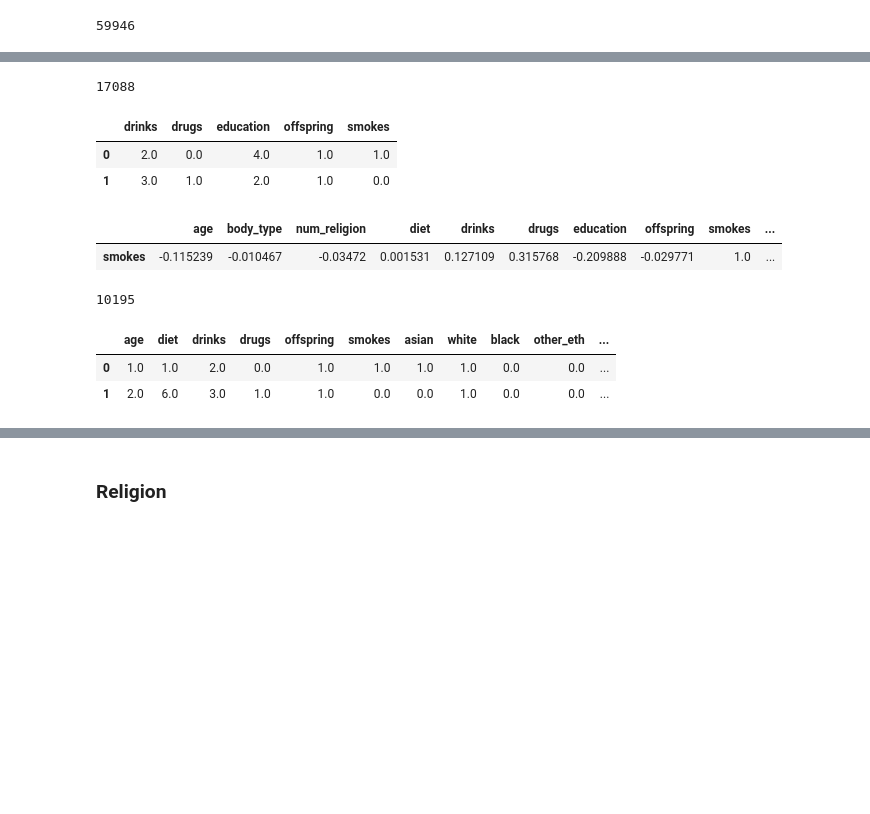
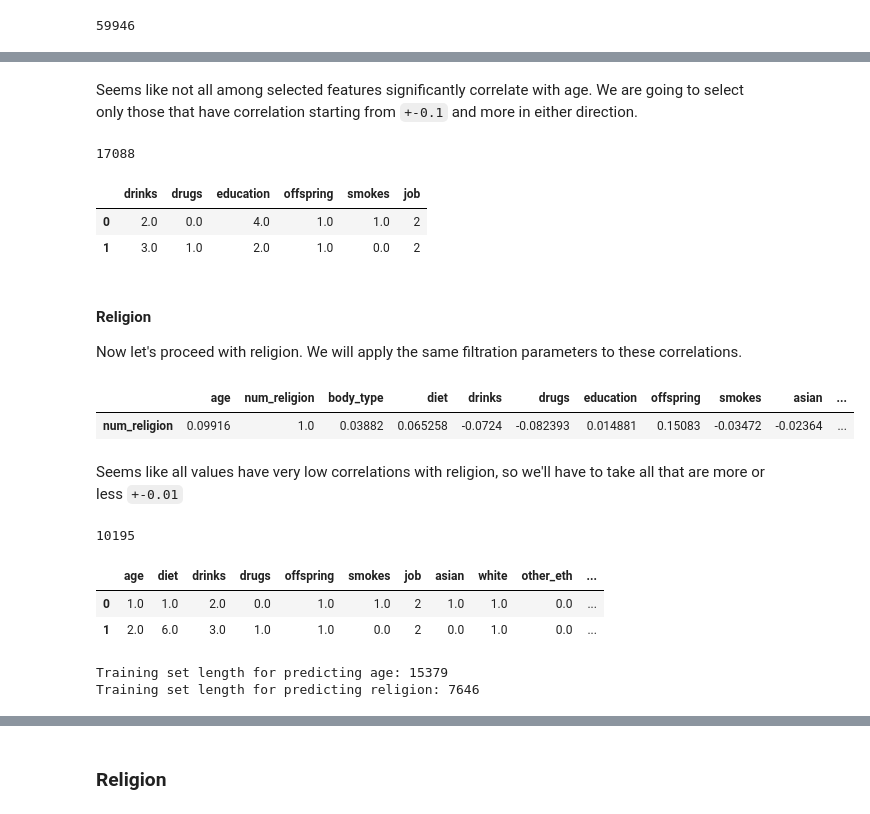
Before and after one commit to 3quetra/portfolio, a Jupyter notebook: ml/supervised_learning/dating_app_profiles_analysis.ipynb, the cells around one changed output, grey strips where cells are left out. Drawn from its saved outputs; the diff is of its cells as text; code cells hidden in the pictures; blank space fills up the shorter version.

```diff
--- a/ml/supervised_learning/dating_app_profiles_analysis.ipynb
+++ b/ml/supervised_learning/dating_app_profiles_analysis.ipynb
@@ -263,15 +216,6 @@ Values in the `ethnicity` column will be encoded with binary code (`1` - belongi
 # %%
-def map(value):
-    data = {}
-    # Split strings of elements by comma
-    for element in value.split(', '):
-        # Assign each unique element 1 as its coded value
-        data[element] = 1
-    # Return elements as series of column names and their values
-    return pd.Series(data=data)
-
 # Filter profiles to get only ethnicity, remove NaNs from it and apply encoding
-ethnicity = profiles.ethnicity.dropna().apply(map).fillna(0)
+ethnicity = profiles.ethnicity.dropna().apply(map_variable_per_column).fillna(0)
 ethnicity.head(2)
 # %% [output]
 |  | asian | white | black | other | hispanic / latin | pacific islander | native american | ... |
@@ -295,5 +235,0 @@ job.head(2)
-# %%
-# Add encoded jobs to mix_profiles
-mix_profiles = mix_profiles.join(job)
-mix_profiles.rename(columns={'other': 'other_job'}, inplace=True)
-mix_profiles.head(2)
@@ -304,11 +236,14 @@ mix_profiles.head(2)
 # %% [markdown]
 For `religion` column, we'll apply a slightly different approach. Considering that different religions don't have ascending or descending qualities, and we need them as labels in one column - we'll assign each unique religion name a number from `0` to `10` without any particular meaning to it.
 # %%
-# Filter profiles to get only religion, remove NaNs from it and split by space to get religion name
-religion = profiles.religion.dropna().apply(lambda value: value.split(' ')[0]).fillna(0)
+# Filter profiles to get only religion, remove NaNs from it
+religion = profiles.religion.dropna()
 # Create list of unique religions
 unique_religions = list(religion.unique())
 # Assing codes to each religion from unique religions list
 religion = religion.apply(lambda r: unique_religions.index(r))
 # Create a separate DataFrame
 religion = pd.DataFrame({'num_religion': religion })
+# Add religion DataFrame to mix_profiles
+mix_profiles = mix_profiles.join(religion)
+mix_profiles.head(2)
@@ -354,14 +254,11 @@ mix_profiles.head(2)
 # %% [markdown]
 Now we are going find correlations between `age` and `num_religion` with values we've encoded. Let's create a slice of `mix_profiles` with only numerical data in it.
 # %%
-num_profiles = mix_profiles[['age', 'body_type', 'num_religion', 'diet', 'drinks', 'drugs', 'education', 'offspring',
-    'smokes', 'num_religion', 'asian', 'white', 'black', 'other_eth',
+num_profiles = mix_profiles[[
+    'age', 'num_religion', 'body_type', 'diet', 'drinks', 'drugs', 'education', 'offspring',
+    'smokes', 'asian', 'white', 'black', 'other_eth', 'job', 'orientation',
     'hispanic / latin', 'pacific islander', 'native american', 'middle eastern', 'indian',
-    'transportation','hospitality / travel', 'student', 'artistic / musical / writer', 'computer / hardware / software',
-    'banking / financial / real estate', 'entertainment / media', 'sales / marketing / biz dev', 'other_job',
-    'medicine / health', 'science / tech / engineering', 'executive / management', 'education / academia',
-    'clerical / administrative', 'construction / craftsmanship', 'rather not say', 'political / government',
-    'law / legal services',	'unemployed', 'military', 'retired']]
+    ]]
 len(num_profiles)
 # %% [output]
 59946
@@ -375 +276,3 @@ num_profiles.corr()[:1]
+# %% [markdown]
+Seems like not all among selected features significantly correlate with age. We are going to select only those that have correlation starting from `+-0.1` and more in either direction.
 # %%
@@ -379,16 +284,24 @@ len(age_labels_features)
 # %% [output]
 17088
 # %%
+# Select slice with labels
 age_labels = age_labels_features[['age']]
-age_features = age_labels_features[['drinks', 'drugs', 'education', 'offspring', 'smokes']]
+# Select slice with features
+age_features = age_labels_features[['drinks', 'drugs', 'education', 'offspring', 'smokes', 'job']]
 age_features.head(2)
 # %% [output]
-|  | drinks | drugs | education | offspring | smokes |
-| 0 | 2.0 | 0.0 | 4.0 | 1.0 | 1.0 |
-| 1 | 3.0 | 1.0 | 2.0 | 1.0 | 0.0 |
+|  | drinks | drugs | education | offspring | smokes | job |
+| 0 | 2.0 | 0.0 | 4.0 | 1.0 | 1.0 | 2 |
+| 1 | 3.0 | 1.0 | 2.0 | 1.0 | 0.0 | 2 |
+# %% [markdown]
+#### Religion
+
+Now let's proceed with religion. We will apply the same filtration parameters to these correlations.
 # %%
-num_profiles.corr()[8:9]
+num_profiles.corr()[1:2]
 # %% [output]
-|  | age | body_type | num_religion | diet | drinks | drugs | education | offspring | smokes | ... |
-| smokes | -0.115239 | -0.010467 | -0.03472 | 0.001531 | 0.127109 | 0.315768 | -0.209888 | -0.029771 | 1.0 | ... |
+|  | age | num_religion | body_type | diet | drinks | drugs | education | offspring | smokes | asian | ... |
+| num_religion | 0.09916 | 1.0 | 0.03882 | 0.065258 | -0.0724 | -0.082393 | 0.014881 | 0.15083 | -0.03472 | -0.02364 | ... |
+# %% [markdown]
+Seems like all values have very low correlations with religion, so we'll have to take all that are more or less `+-0.01`
 # %%
@@ -402,17 +318,25 @@ len(relig_labels_features)
 # %% [output]
 10195
 # %%
+# Select slice with labels
 relig_labels = relig_labels_features[['num_religion']]
+# Select slice with features
 relig_features = relig_labels_features[[
     'age', 'diet', 'drinks', 'drugs', 'offspring',
-    'smokes', 'asian', 'white', 'black', 'other_eth',
-    'hispanic / latin', 'pacific islander', 'native american', 'middle eastern', 'indian'
+    'smokes', 'job', 'asian', 'white', 'other_eth',
+    'hispanic / latin', 'pacific islander', 'middle eastern', 'indian'
     ]]
 relig_features.head(2)
 # %% [output]
-|  | age | diet | drinks | drugs | offspring | smokes | asian | white | black | other_eth | ... |
-| 0 | 1.0 | 1.0 | 2.0 | 0.0 | 1.0 | 1.0 | 1.0 | 1.0 | 0.0 | 0.0 | ... |
-| 1 | 2.0 | 6.0 | 3.0 | 1.0 | 1.0 | 0.0 | 0.0 | 1.0 | 0.0 | 0.0 | ... |
+|  | age | diet | drinks | drugs | offspring | smokes | job | asian | white | other_eth | ... |
+| 0 | 1.0 | 1.0 | 2.0 | 0.0 | 1.0 | 1.0 | 2 | 1.0 | 1.0 | 0.0 | ... |
+| 1 | 2.0 | 6.0 | 3.0 | 1.0 | 1.0 | 0.0 | 2 | 0.0 | 1.0 | 0.0 | ... |
 # %%
+# Split data on training and testing sets
 train_data_a, test_data_a, train_labels_a, test_labels_a = train_test_split(age_features, age_labels, random_state=2, test_size=.1)
 train_data_r, test_data_r, train_labels_r, test_labels_r = train_test_split(relig_features, relig_labels, random_state=6)
+print('Training set length for predicting age:', len(train_data_a))
+print('Training set length for predicting religion:', len(train_data_r))
+# %% [output]
+Training set length for predicting age: 15379
+Training set length for predicting religion: 7646
```
Also changed, not shown: parts of 39 cells of this notebook, 2 other files.
